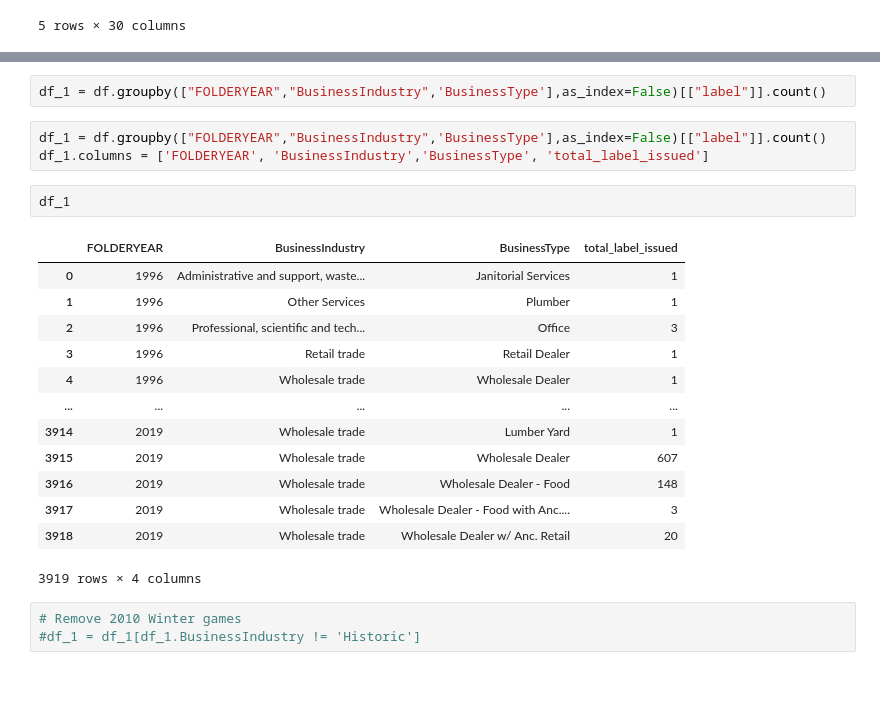
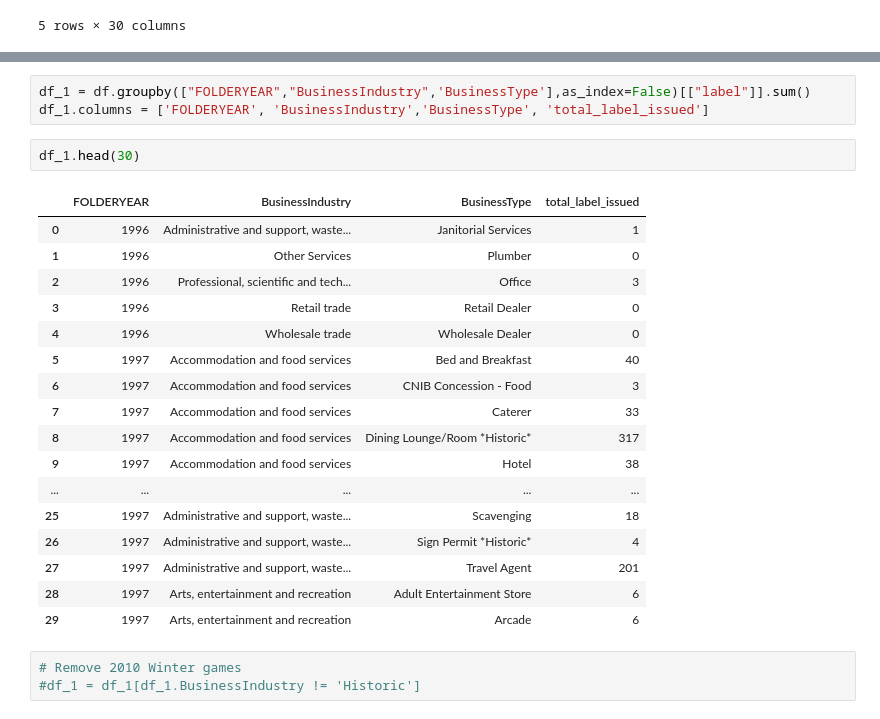
Before and after one commit to aakanksha023/EVAN, a Jupyter notebook: src/04_visualization/eda.ipynb, the cells around one changed output, grey strips where cells are left out. Saved outputs shown, nothing was run; the diff lists cells and outputs as text; blank space fills up the shorter version.

```diff
--- a/src/04_visualization/eda.ipynb
+++ b/src/04_visualization/eda.ipynb
@@ -44,24 +54,26 @@ with open('../../data/processed/business_dict.csv', mode='r') as csv_file:
 # %%
-df_1 = df.groupby(["FOLDERYEAR","BusinessIndustry",'BusinessType'],as_index=False)[["label"]].count()
+df_1 = df.groupby(["FOLDERYEAR","BusinessIndustry",'BusinessType'],as_index=False)[["label"]].sum()
+df_1.columns = ['FOLDERYEAR', 'BusinessIndustry','BusinessType', 'total_label_issued']
-# %%
-df_1 = df.groupby(["FOLDERYEAR","BusinessIndustry",'BusinessType'],as_index=False)[["label"]].count()
-df_1.columns = ['FOLDERYEAR', 'BusinessIndustry','BusinessType', 'total_label_issued']
 # %%
-df_1
+df_1.head(30)
 # %% [output]
 |  | FOLDERYEAR | BusinessIndustry | BusinessType | total_label_issued |
 | 0 | 1996 | Administrative and support, waste... | Janitorial Services | 1 |
-| 1 | 1996 | Other Services | Plumber | 1 |
+| 1 | 1996 | Other Services | Plumber | 0 |
 | 2 | 1996 | Professional, scientific and tech... | Office | 3 |
-| 3 | 1996 | Retail trade | Retail Dealer | 1 |
-| 4 | 1996 | Wholesale trade | Wholesale Dealer | 1 |
+| 3 | 1996 | Retail trade | Retail Dealer | 0 |
+| 4 | 1996 | Wholesale trade | Wholesale Dealer | 0 |
+| 5 | 1997 | Accommodation and food services | Bed and Breakfast | 40 |
+| 6 | 1997 | Accommodation and food services | CNIB Concession - Food | 3 |
+| 7 | 1997 | Accommodation and food services | Caterer | 33 |
+| 8 | 1997 | Accommodation and food services | Dining Lounge/Room *Historic* | 317 |
+| 9 | 1997 | Accommodation and food services | Hotel | 38 |
 | ... | ... | ... | ... | ... |
-| 3914 | 2019 | Wholesale trade | Lumber Yard | 1 |
-| 3915 | 2019 | Wholesale trade | Wholesale Dealer | 607 |
-| 3916 | 2019 | Wholesale trade | Wholesale Dealer - Food | 148 |
-| 3917 | 2019 | Wholesale trade | Wholesale Dealer - Food with Anc.... | 3 |
-| 3918 | 2019 | Wholesale trade | Wholesale Dealer w/ Anc. Retail | 20 |
+| 25 | 1997 | Administrative and support, waste... | Scavenging | 18 |
+| 26 | 1997 | Administrative and support, waste... | Sign Permit *Historic* | 4 |
+| 27 | 1997 | Administrative and support, waste... | Travel Agent | 201 |
+| 28 | 1997 | Arts, entertainment and recreation | Adult Entertainment Store | 6 |
+| 29 | 1997 | Arts, entertainment and recreation | Arcade | 6 |
-3919 rows × 4 columns
 # %%
 # Remove 2010 Winter games
 #df_1 = df_1[df_1.BusinessIndustry != 'Historic']
```
Also changed, not shown: parts of 3 cells of this notebook.
